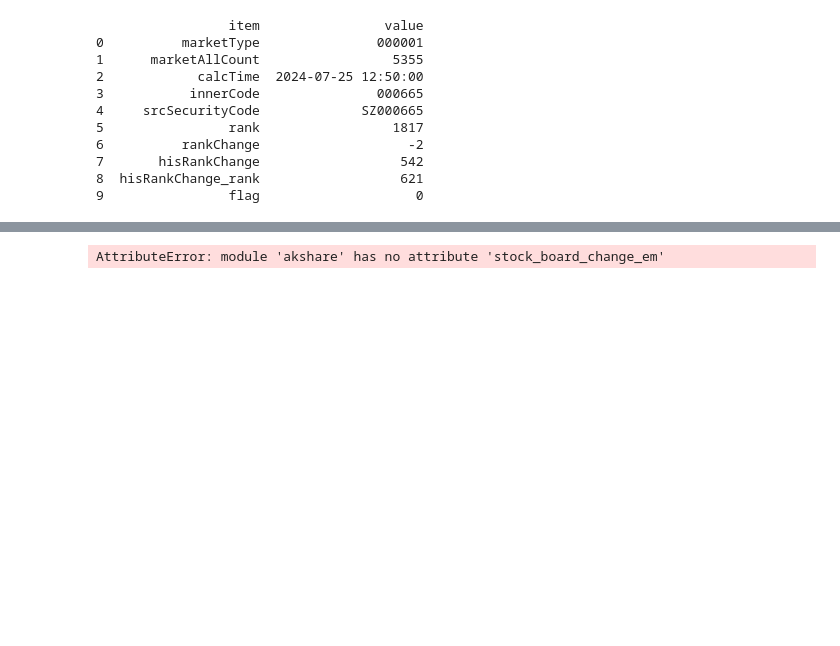
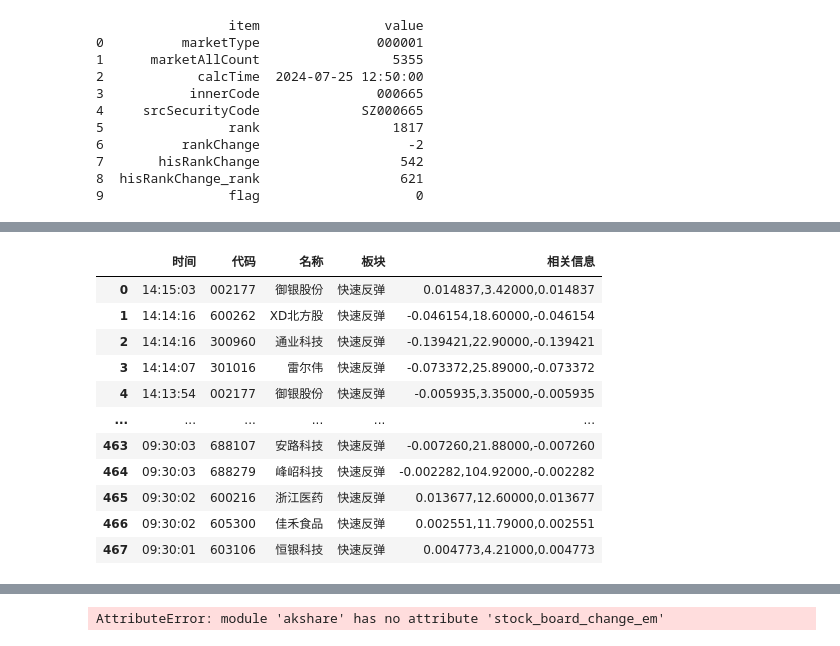
Before and after one commit to ten2net/Sequoia, a Jupyter notebook: 图灵甄选/turing_filter_for_a_stock/notebooks/akshare.ipynb, the cells around one changed output, grey strips where cells are left out. Drawn from its saved outputs; the diff is of its cells as text; code cells hidden in the pictures; blank space fills up the shorter version.

```diff
--- a/图灵甄选/turing_filter_for_a_stock/notebooks/akshare.ipynb
+++ b/图灵甄选/turing_filter_for_a_stock/notebooks/akshare.ipynb
@@ -150,6 +184,19 @@ print(stock_hot_rank_latest_em_df)
 # %%
+# '火箭发射', '快速反弹'
+
 import akshare as ak
-
-stock_changes_em_df = ak.stock_changes_em(symbol="大笔买入")
-print(stock_changes_em_df[:50])
+df = ak.stock_changes_em(symbol="快速反弹")
+df
 # %% [output]
+|  | 时间 | 代码 | 名称 | 板块 | 相关信息 |
+| 0 | 14:15:03 | 002177 | 御银股份 | 快速反弹 | 0.014837,3.42000,0.014837 |
+| 1 | 14:14:16 | 600262 | XD北方股 | 快速反弹 | -0.046154,18.60000,-0.046154 |
+| 2 | 14:14:16 | 300960 | 通业科技 | 快速反弹 | -0.139421,22.90000,-0.139421 |
+| 3 | 14:14:07 | 301016 | 雷尔伟 | 快速反弹 | -0.073372,25.89000,-0.073372 |
+| 4 | 14:13:54 | 002177 | 御银股份 | 快速反弹 | -0.005935,3.35000,-0.005935 |
+| ... | ... | ... | ... | ... | ... |
+| 463 | 09:30:03 | 688107 | 安路科技 | 快速反弹 | -0.007260,21.88000,-0.007260 |
+| 464 | 09:30:03 | 688279 | 峰岹科技 | 快速反弹 | -0.002282,104.92000,-0.002282 |
+| 465 | 09:30:02 | 600216 | 浙江医药 | 快速反弹 | 0.013677,12.60000,0.013677 |
+| 466 | 09:30:02 | 605300 | 佳禾食品 | 快速反弹 | 0.002551,11.79000,0.002551 |
+| 467 | 09:30:01 | 603106 | 恒银科技 | 快速反弹 | 0.004773,4.21000,0.004773 |
```
Also changed, not shown: parts of 4 cells of this notebook, 5 other files.
